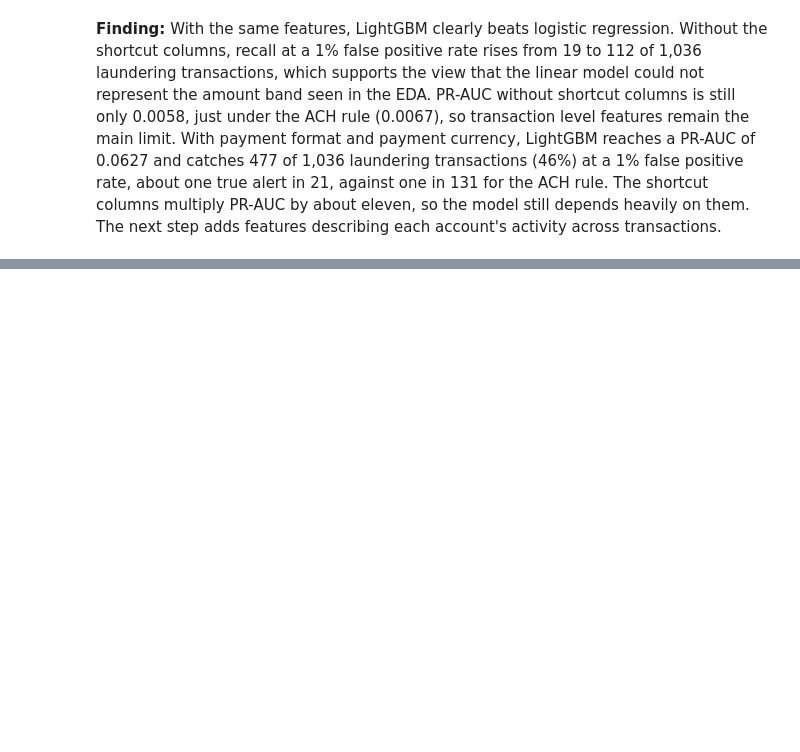
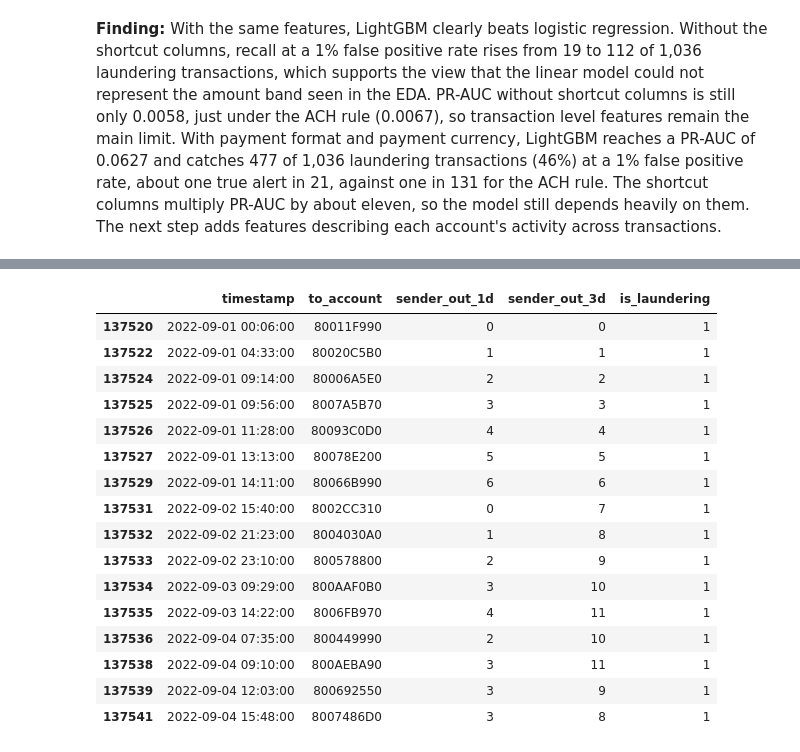
Before and after one commit to sap6011/bank-guard, a Jupyter notebook: notebooks/02_baselines.ipynb, the cells around one changed output, grey strips where cells are left out. Drawn from its saved outputs; the diff is of its cells as text; code cells hidden in the pictures; blank space fills up the shorter version.

```diff
--- a/notebooks/02_baselines.ipynb
+++ b/notebooks/02_baselines.ipynb
@@ -245,0 +306,24 @@ pd.DataFrame(results)
+# %%
+check = tx.join(G)
+fan = check[
+    (check["from_account"] == "800737690") & (check["is_laundering"] == 1)
+].sort_values("timestamp")
+fan[["timestamp", "to_account", "sender_out_1d", "sender_out_3d", "is_laundering"]]
+# %% [output]
+|  | timestamp | to_account | sender_out_1d | sender_out_3d | is_laundering |
+| 137520 | 2022-09-01 00:06:00 | 80011F990 | 0 | 0 | 1 |
+| 137522 | 2022-09-01 04:33:00 | 80020C5B0 | 1 | 1 | 1 |
+| 137524 | 2022-09-01 09:14:00 | 80006A5E0 | 2 | 2 | 1 |
+| 137525 | 2022-09-01 09:56:00 | 8007A5B70 | 3 | 3 | 1 |
+| 137526 | 2022-09-01 11:28:00 | 80093C0D0 | 4 | 4 | 1 |
+| 137527 | 2022-09-01 13:13:00 | 80078E200 | 5 | 5 | 1 |
+| 137529 | 2022-09-01 14:11:00 | 80066B990 | 6 | 6 | 1 |
+| 137531 | 2022-09-02 15:40:00 | 8002CC310 | 0 | 7 | 1 |
+| 137532 | 2022-09-02 21:23:00 | 8004030A0 | 1 | 8 | 1 |
+| 137533 | 2022-09-02 23:10:00 | 800578800 | 2 | 9 | 1 |
+| 137534 | 2022-09-03 09:29:00 | 800AAF0B0 | 3 | 10 | 1 |
+| 137535 | 2022-09-03 14:22:00 | 8006FB970 | 4 | 11 | 1 |
+| 137536 | 2022-09-04 07:35:00 | 800449990 | 2 | 10 | 1 |
+| 137538 | 2022-09-04 09:10:00 | 800AEBA90 | 3 | 11 | 1 |
+| 137539 | 2022-09-04 12:03:00 | 800692550 | 3 | 9 | 1 |
+| 137541 | 2022-09-04 15:48:00 | 8007486D0 | 3 | 8 | 1 |
```
Also changed, not shown: parts of 6 cells of this notebook.
